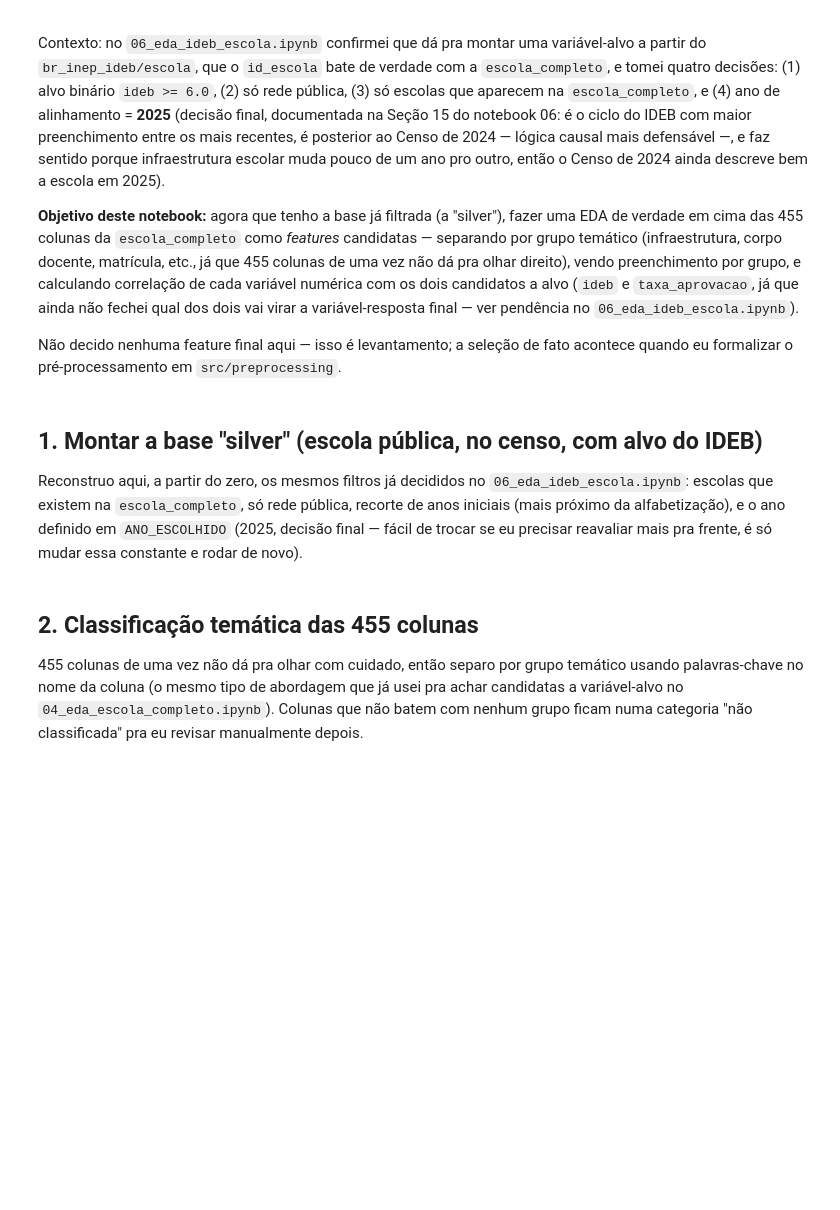
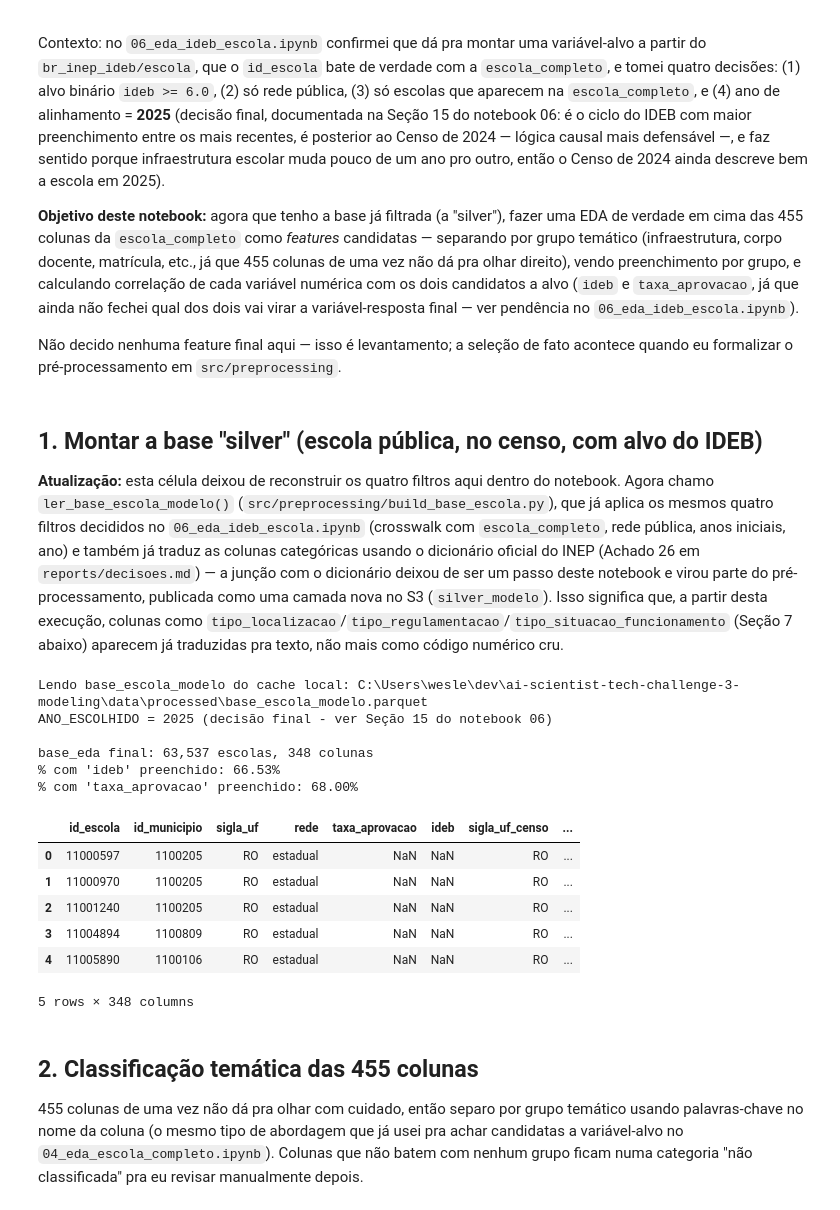
Before and after one commit to wesleycsousa/ai-scientist-tech-challenge-3-modeling, a Jupyter notebook: notebooks/eda/07_eda_escola_silver.ipynb, the cells around one changed output. Cells and saved outputs as stored; diff of their text form; code cells hidden in the pictures; blank space fills up the shorter version.

```diff
--- a/notebooks/eda/07_eda_escola_silver.ipynb
+++ b/notebooks/eda/07_eda_escola_silver.ipynb
@@ -20,42 +20,31 @@ pd.set_option("display.max_columns", 100)
 # %% [markdown]
 ## 1. Montar a base "silver" (escola pública, no censo, com alvo do IDEB)
 
-Reconstruo aqui, a partir do zero, os mesmos filtros já decididos no `06_eda_ideb_escola.ipynb`: escolas que existem na `escola_completo`, só rede pública, recorte de anos iniciais (mais próximo da alfabetização), e o ano definido em `ANO_ESCOLHIDO` (2025, decisão final — fácil de trocar se eu precisar reavaliar mais pra frente, é só mudar essa constante e rodar de novo).
+**Atualização:** esta célula deixou de reconstruir os quatro filtros aqui dentro do notebook. Agora chamo `ler_base_escola_modelo()` (`src/preprocessing/build_base_escola.py`), que já aplica os mesmos quatro filtros decididos no `06_eda_ideb_escola.ipynb` (crosswalk com `escola_completo`, rede pública, anos iniciais, ano) e também já traduz as colunas categóricas usando o dicionário oficial do INEP (Achado 26 em `reports/decisoes.md`) — a junção com o dicionário deixou de ser um passo deste notebook e virou parte do pré-processamento, publicada como uma camada nova no S3 (`silver_modelo`). Isso significa que, a partir desta execução, colunas como `tipo_localizacao`/`tipo_regulamentacao`/`tipo_situacao_funcionamento` (Seção 7 abaixo) aparecem já traduzidas pra texto, não mais como código numérico cru.
 # %%
-ANO_ESCOLHIDO = 2025  # decisão final (ver Seção 15 do notebook 06) - infra do Censo 2024 pareada com IDEB de 2025
+from src.preprocessing.build_base_escola import ler_base_escola_modelo, ANO_ESCOLHIDO
 
-CACHE_IDEB_ESCOLA = Path("../..") / "data" / "processed" / "ideb_escola.parquet"
-CACHE_ESCOLA_COMPLETO = Path("../..") / "data" / "processed" / "escola_completo.parquet"
+base_eda = ler_base_escola_modelo()
 
-ideb_escola = pd.read_parquet(CACHE_IDEB_ESCOLA)
-escola_completo = pd.read_parquet(CACHE_ESCOLA_COMPLETO)
-
-ideb_escola["id_escola"] = ideb_escola["id_escola"].astype(str)
-escola_completo["id_escola"] = escola_completo["id_escola"].astype(str)
-
-interseccao = set(ideb_escola["id_escola"].unique()) & set(escola_completo["id_escola"].unique())
-
-ideb_filtrado = ideb_escola[
-    ideb_escola["id_escola"].isin(interseccao)
-    & (ideb_escola["rede"].astype(str).str.lower() != "privada")
-    & (ideb_escola["anos_escolares"] == "iniciais (1-5)")
-    & (ideb_escola["ano"] == ANO_ESCOLHIDO)
-].copy()
-
-print(f"Linhas em ideb_filtrado (censo + pública + anos iniciais + ano {ANO_ESCOLHIDO}): {len(ideb_filtrado):,}")
-
-duplicadas = ideb_filtrado["id_escola"].duplicated().sum()
-if duplicadas:
-    print(f"Atenção: {duplicadas} id_escola duplicados nesse recorte - mantendo a primeira ocorrência.")
-    ideb_filtrado = ideb_filtrado.drop_duplicates(subset="id_escola", keep="first")
-
-colunas_alvo = ["id_escola", "id_municipio", "sigla_uf", "rede", "taxa_aprovacao", "ideb"]
-base_eda = ideb_filtrado[colunas_alvo].merge(escola_completo, on="id_escola", how="left", suffixes=("", "_censo"))
-
+print(f"ANO_ESCOLHIDO = {ANO_ESCOLHIDO} (decisão final - ver Seção 15 do notebook 06)")
 print(f"\nbase_eda final: {base_eda.shape[0]:,} escolas, {base_eda.shape[1]} colunas")
 print(f"% com 'ideb' preenchido: {base_eda['ideb'].notna().mean() * 100:.2f}%")
 print(f"% com 'taxa_aprovacao' preenchido: {base_eda['taxa_aprovacao'].notna().mean() * 100:.2f}%")
 base_eda.head()
+# %% [output]
+Lendo base_escola_modelo do cache local: C:\Users\wesle\dev\ai-scientist-tech-challenge-3-modeling\data\processed\base_escola_modelo.parquet
+ANO_ESCOLHIDO = 2025 (decisão final - ver Seção 15 do notebook 06)
+
+base_eda final: 63,537 escolas, 348 colunas
+% com 'ideb' preenchido: 66.53%
+% com 'taxa_aprovacao' preenchido: 68.00%
+|  | id_escola | id_municipio | sigla_uf | rede | taxa_aprovacao | ideb | sigla_uf_censo | ... |
+| 0 | 11000597 | 1100205 | RO | estadual | NaN | NaN | RO | ... |
+| 1 | 11000970 | 1100205 | RO | estadual | NaN | NaN | RO | ... |
+| 2 | 11001240 | 1100205 | RO | estadual | NaN | NaN | RO | ... |
+| 3 | 11004894 | 1100809 | RO | estadual | NaN | NaN | RO | ... |
+| 4 | 11005890 | 1100106 | RO | estadual | NaN | NaN | RO | ... |
+5 rows × 348 columns
 # %% [markdown]
 ## 2. Classificação temática das 455 colunas
 
```
Also changed, not shown: parts of 13 cells of this notebook, 7 other files.
